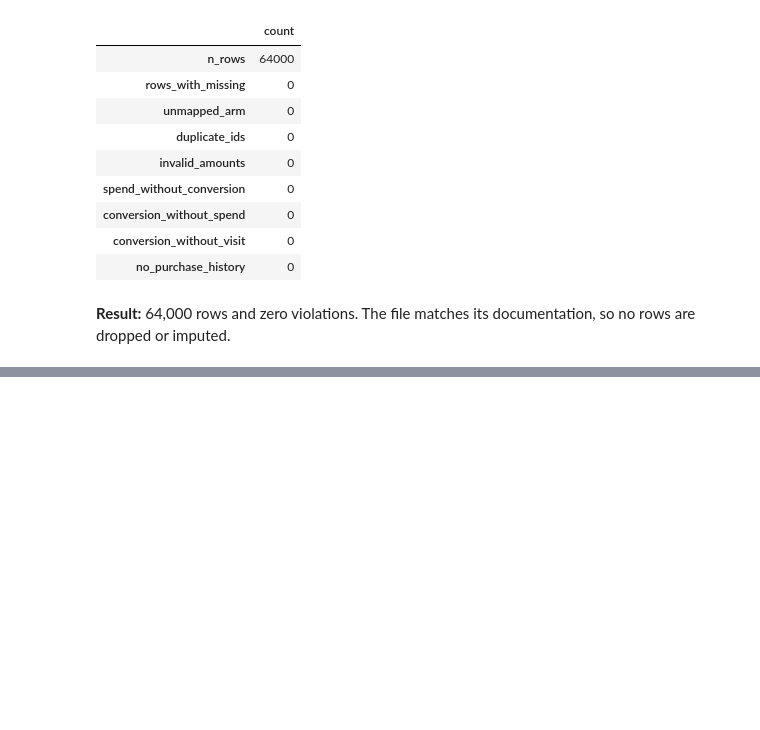
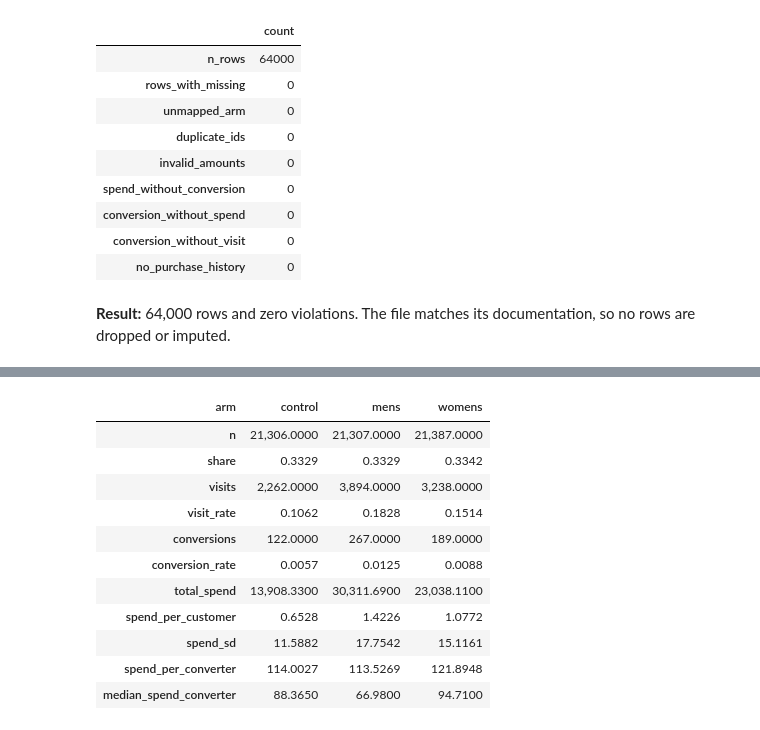
Before and after one commit to berkcansuner/hillstrom-email-uplift, a Jupyter notebook: notebooks/01_sql_prep.ipynb, the cells around one changed output, grey strips where cells are left out. Cells and saved outputs as stored; diff of their text form; code cells hidden in the pictures; blank space fills up the shorter version.

```diff
--- a/notebooks/01_sql_prep.ipynb
+++ b/notebooks/01_sql_prep.ipynb
@@ -165,0 +206,16 @@ quality.T.rename(columns={0: "count"})
+# %%
+arm_summary = run_sql_file(con, "02_arm_summary.sql").set_index("arm")
+arm_summary.T
+# %% [output]
+| arm | control | mens | womens |
+| n | 21,306.0000 | 21,307.0000 | 21,387.0000 |
+| share | 0.3329 | 0.3329 | 0.3342 |
+| visits | 2,262.0000 | 3,894.0000 | 3,238.0000 |
+| visit_rate | 0.1062 | 0.1828 | 0.1514 |
+| conversions | 122.0000 | 267.0000 | 189.0000 |
+| conversion_rate | 0.0057 | 0.0125 | 0.0088 |
+| total_spend | 13,908.3300 | 30,311.6900 | 23,038.1100 |
+| spend_per_customer | 0.6528 | 1.4226 | 1.0772 |
+| spend_sd | 11.5882 | 17.7542 | 15.1161 |
+| spend_per_converter | 114.0027 | 113.5269 | 121.8948 |
+| median_spend_converter | 88.3650 | 66.9800 | 94.7100 |
```
Also changed, not shown: parts of 9 cells of this notebook.
